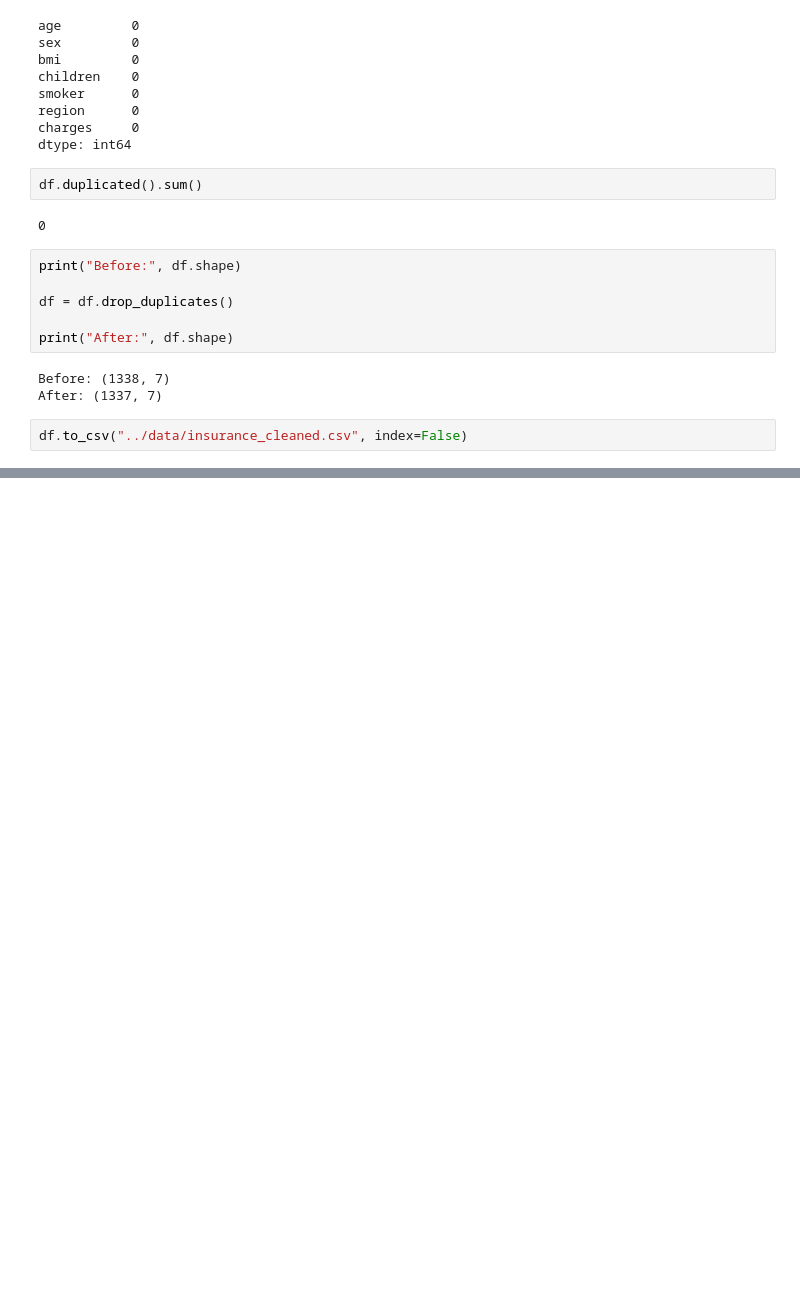
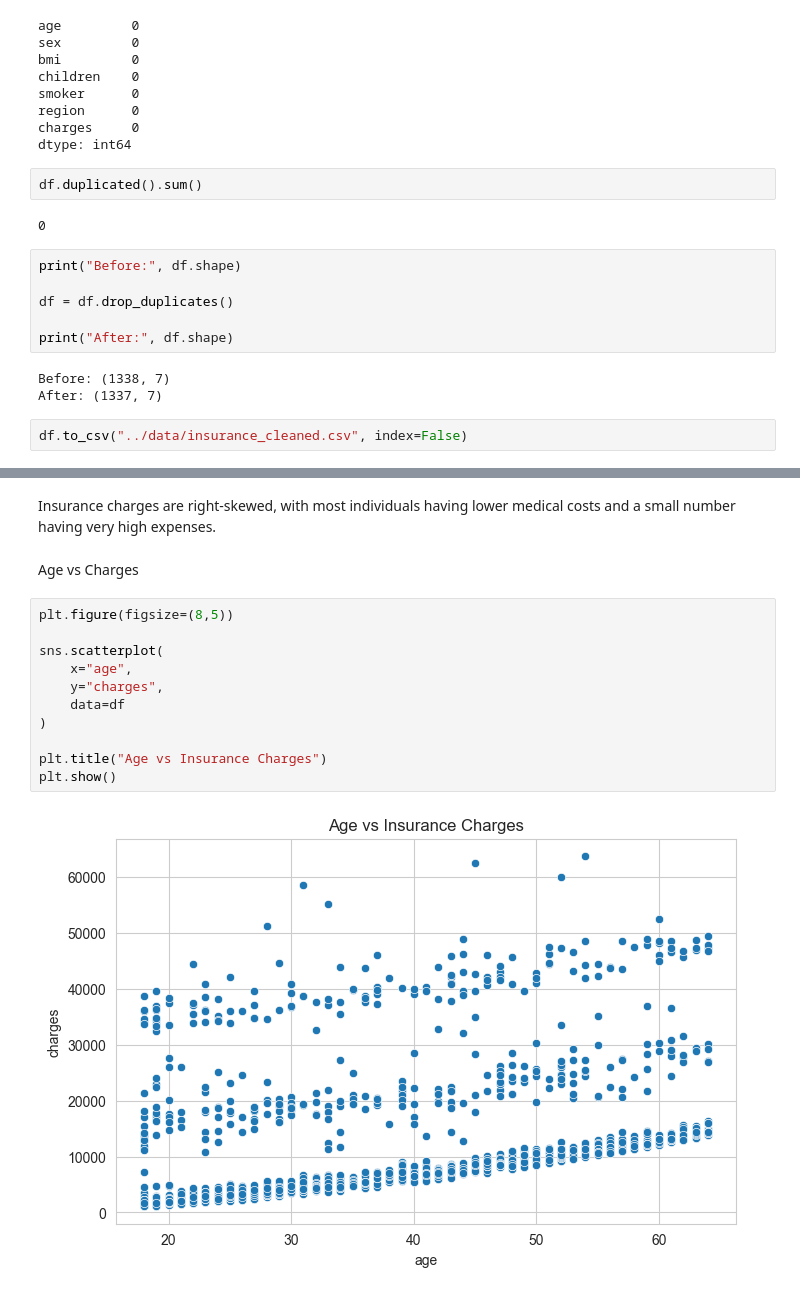
Before and after one commit to patelshivam109/Health-Cost-Estimator, a Jupyter notebook: notebooks/01-data-preparation.ipynb, the cells around one changed output, grey strips where cells are left out. Cells and saved outputs as stored; diff of their text form; blank space fills up the shorter version.

```diff
--- a/notebooks/01-data-preparation.ipynb
+++ b/notebooks/01-data-preparation.ipynb
@@ -74,0 +93,17 @@ df.to_csv("../data/insurance_cleaned.csv", index=False)
+# %% [markdown]
+Insurance charges are right-skewed, with most individuals having lower medical costs and a small number having very high expenses.
+# %% [markdown]
+Age vs Charges
+# %%
+plt.figure(figsize=(8,5))
+
+sns.scatterplot(
+    x="age",
+    y="charges",
+    data=df
+)
+
+plt.title("Age vs Insurance Charges")
+plt.show()
+# %% [output]
+[figure, added]
```
Also changed, not shown: parts of 16 cells of this notebook.
